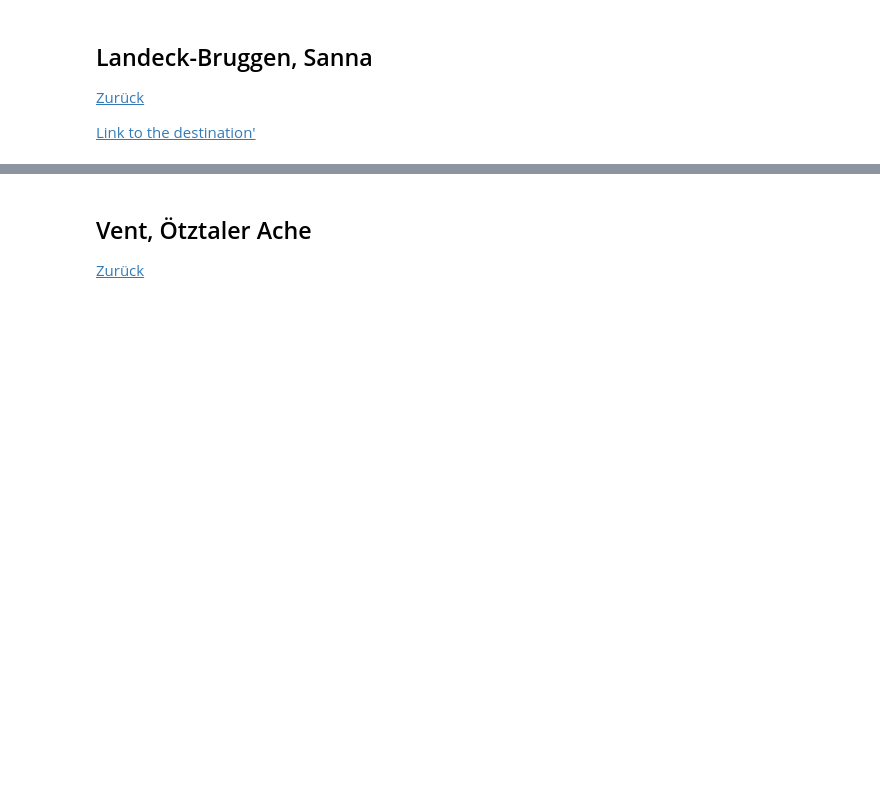
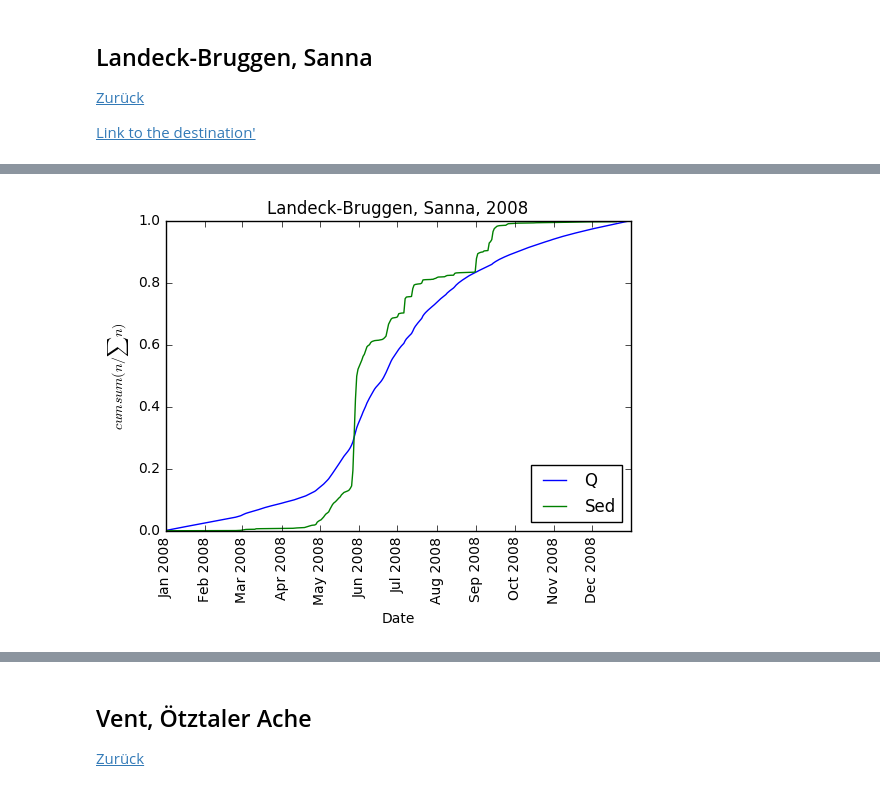
Before and after one commit to lucfr/lucfr-share, a Jupyter notebook: Longterm_Sedfracht_Pegel_Steckbriefe.ipynb, the cells around one changed output, grey strips where cells are left out. Saved outputs shown, nothing was run; the diff lists cells and outputs as text; code cells hidden in the pictures; blank space fills up the shorter version.

Commit message:
Added cumsum plots
Added cumsum plots for all stations (2008-2013) and some more indepth for landeck-b.

```diff
--- a/Longterm_Sedfracht_Pegel_Steckbriefe.ipynb
+++ b/Longterm_Sedfracht_Pegel_Steckbriefe.ipynb
@@ -107,0 +168,5 @@ Plot:
+# %%
+cumsum_vs_time(landeckb['2008']['dailyavgQ'], 'Q','Landeck-Bruggen, Sanna, 2008', 'Prob')
+cumsum_vs_time(landeckb['2008']['dailySedFracht'], 'Sed','Landeck-Bruggen, Sanna, 2008', '$cumsum(n/\sum n)$')
+# %% [output]
+[figure, added]
```
Also changed, not shown: parts of 28 cells of this notebook, 6 other files.
